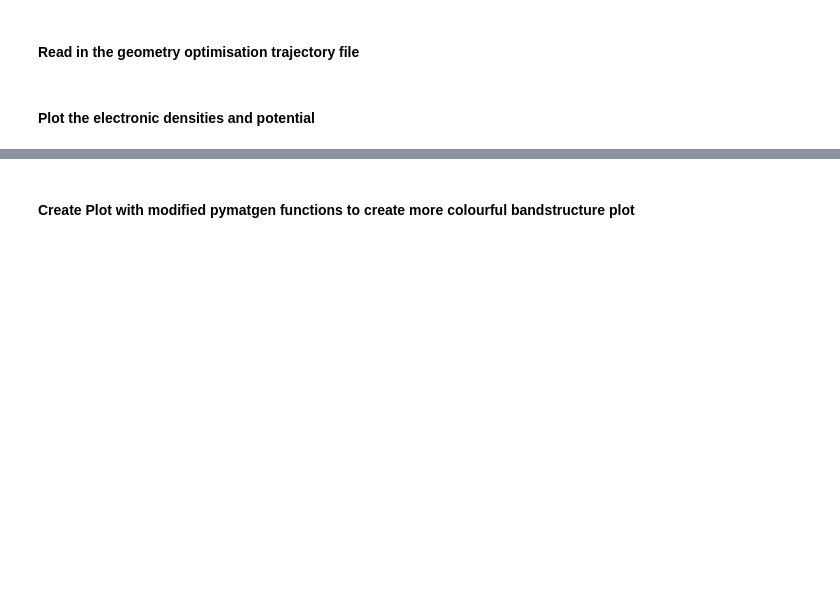
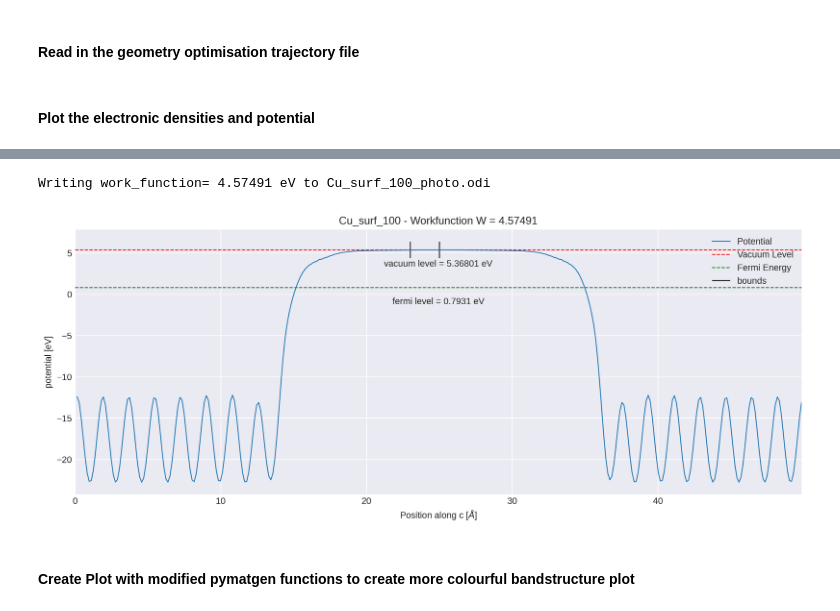
Before and after one commit to wuppersaver/photoemission, a Jupyter notebook: Plotting.ipynb, the cells around one changed output, grey strips where cells are left out. Saved outputs shown, nothing was run; the diff lists cells and outputs as text; code cells hidden in the pictures; blank space fills up the shorter version.

```diff
--- a/Plotting.ipynb
+++ b/Plotting.ipynb
@@ -170,8 +173,10 @@ plt.tight_layout()
 # %%
-seed = 'Cu_surf_111'
-fig,ax = create_potential_plot(directory=f'./structures/{seed}/', centered = False)
+fig,ax = create_potential_plot(directory='./structures/Cu_surf_100_victor_50A/', centered = False)
 plt.tight_layout()
-#plt.savefig(f'./structures/plots/{seed}_victor_16L_potential_plot.png')
+plt.savefig(f'./structures/plots/Cu100_victor_50A_potential_plot.png')
+# %% [output]
+Writing work_function= 4.57491 eV to Cu_surf_100_photo.odi
+[figure, added]
 # %% [markdown]
 #### Create Plot with modified pymatgen functions to create more colourful bandstructure plot
 # %%
```
Also changed, not shown: parts of 1 cell of this notebook, 1 other file.
